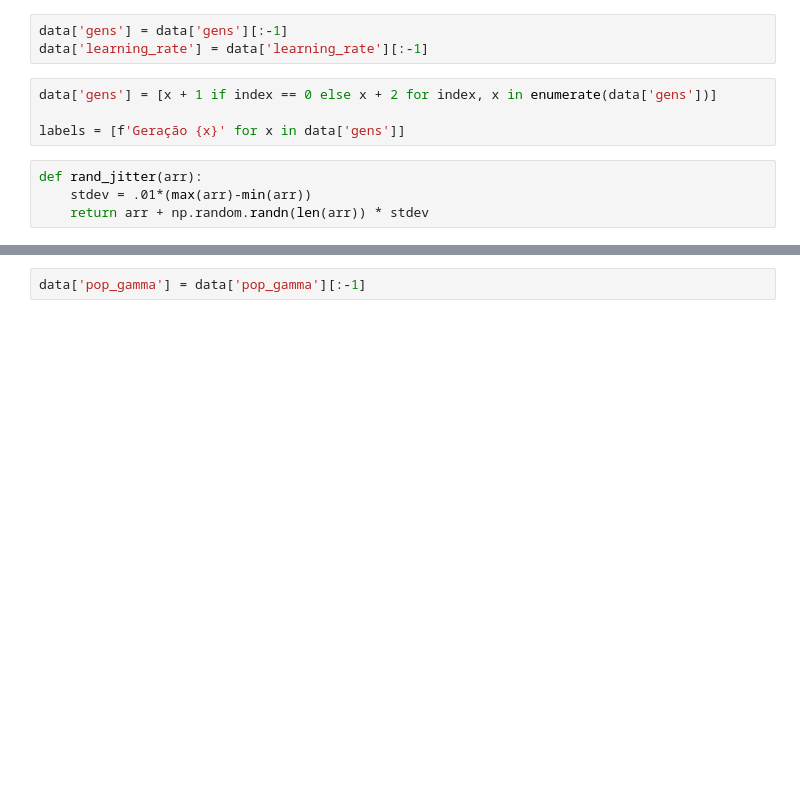
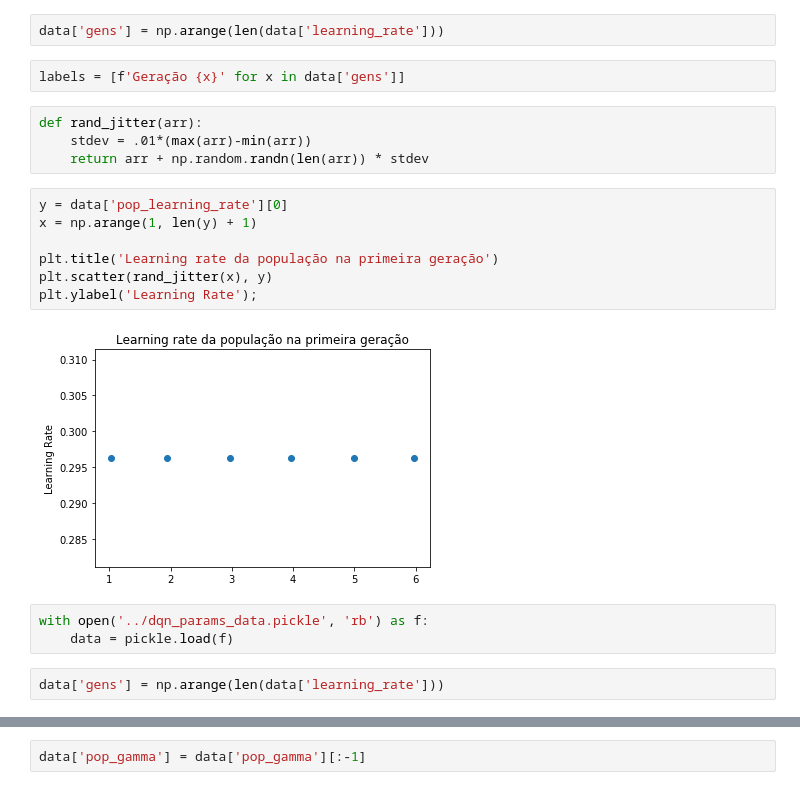
Before and after one commit to Rdlenke/speedrunner, a Jupyter notebook: notebooks/Re-graph.ipynb, the cells around one changed output, grey strips where cells are left out. Drawn from its saved outputs; the diff is of its cells as text; blank space fills up the shorter version.

```diff
--- a/notebooks/Re-graph.ipynb
+++ b/notebooks/Re-graph.ipynb
@@ -38,16 +38,27 @@ plt.annotate(f'{round(data["fitnesses"][-1][-1])}',
 with open('../a2c_params_data.pickle', 'rb') as f:
     data = pickle.load(f)
 # %%
-data['gens'] = data['gens'][:-1]
-data['learning_rate'] = data['learning_rate'][:-1]
+data['gens'] = np.arange(len(data['learning_rate']))
 # %%
-data['gens'] = [x + 1 if index == 0 else x + 2 for index, x in enumerate(data['gens'])]
-
 labels = [f'Geração {x}' for x in data['gens']]
 # %%
 def rand_jitter(arr):
     stdev = .01*(max(arr)-min(arr))
     return arr + np.random.randn(len(arr)) * stdev
+# %%
+y = data['pop_learning_rate'][0]
+x = np.arange(1, len(y) + 1)
+
+plt.title('Learning rate da população na primeira geração')
+plt.scatter(rand_jitter(x), y)
+plt.ylabel('Learning Rate');
+# %% [output]
+[figure, added]
+# %%
+with open('../dqn_params_data.pickle', 'rb') as f:
+    data = pickle.load(f)
+# %%
+data['gens'] = np.arange(len(data['learning_rate']))
 # %%
 y = data['pop_learning_rate'][0]
 x = np.arange(1, len(y) + 1)
```
Also changed, not shown: parts of 8 cells of this notebook, 7 other files.
